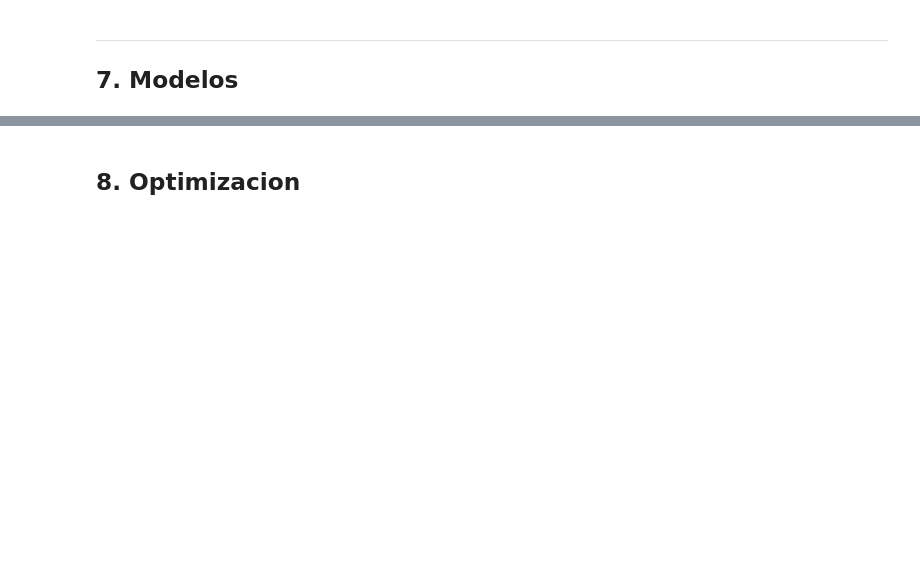
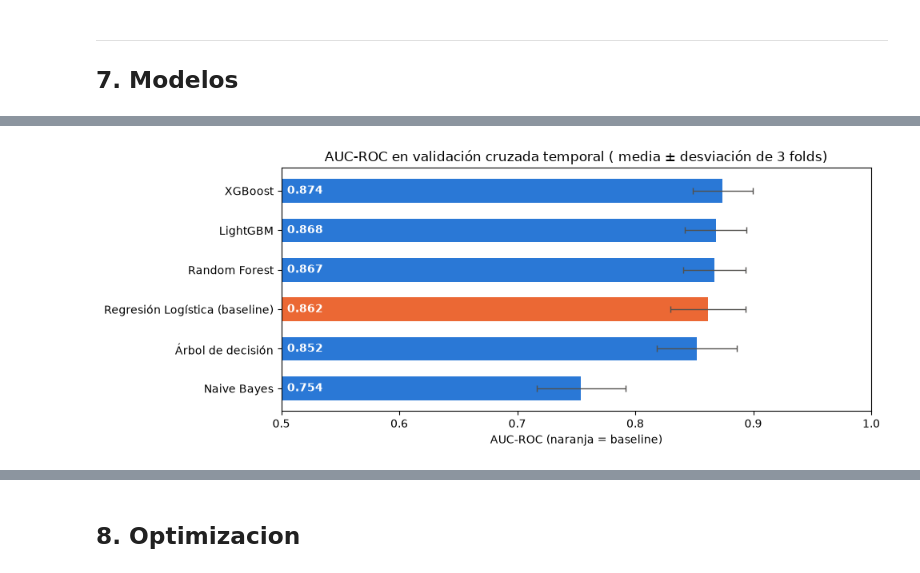
Before and after one commit to davidvilasiaba12345-a11y/Proyecto-Maching-Learning-David-Vila-Siaba, a Jupyter notebook: proyecto.ipynb, the cells around one changed output, grey strips where cells are left out. Saved outputs shown, nothing was run; the diff lists cells and outputs as text; code cells hidden in the pictures; blank space fills up the shorter version.

```diff
--- a/proyecto.ipynb
+++ b/proyecto.ipynb
@@ -767,0 +1097,15 @@ El baseline sirve como cota inferior: cualquier modelo más complejo debe supera
+# %%
+modelos = {
+    'Árbol de decisión': DecisionTreeClassifier(max_depth=10, random_state=RANDOM_STATE),
+    'Naive Bayes': GaussianNB(),
+    'Random Forest': RandomForestClassifier(n_estimators=300, min_samples_leaf=2, n_jobs=-1, random_state=RANDOM_STATE),
+    'XGBoost': XGBClassifier(n_estimators=400, learning_rate=0.05, max_depth=6, n_jobs=-1, random_state=RANDOM_STATE),
+    'LightGBM': LGBMClassifier(n_estimators=400, learning_rate=0.05, n_jobs=-1, random_state=RANDOM_STATE, verbose=-1),
+}
+
+resultados = [res_baseline]
+for nombre, modelo in modelos.items():
+    resultados.append(evaluar_cv(crear_pipeline(modelo), nombre))
+
+comparativa = pd.DataFrame(resultados).sort_values('auc', ascending=False)
+comparativa.round(4)
@@ -767,0 +1120,15 @@ El baseline sirve como cota inferior: cualquier modelo más complejo debe supera
+# %%
+orden = comparativa.sort_values('auc')
+colores = [C_SI if 'baseline' in n else C_NO for n in orden.index]
+
+fig, ax = plt.subplots(figsize=(10, 4))
+ax.barh(orden.index, orden['auc'], xerr=orden['auc_std'], color=colores, height=0.6, error_kw={'ecolor': '#52514e', 'lw': 1, 'capsize': 3})
+for i, v in enumerate(orden['auc']):
+    ax.text(0.505, i, f'{v:.3f}', va='center', color='white', fontweight='bold')
+ax.set_xlim(0.5, 1)
+ax.set_title('AUC-ROC en validación cruzada temporal ( media ± desviación de 3 folds)')
+ax.set_xlabel('AUC-ROC (naranja = baseline)')
+plt.tight_layout()
+plt.show()
+# %% [output]
+[figure, added]
```
Also changed, not shown: parts of 43 cells of this notebook.
